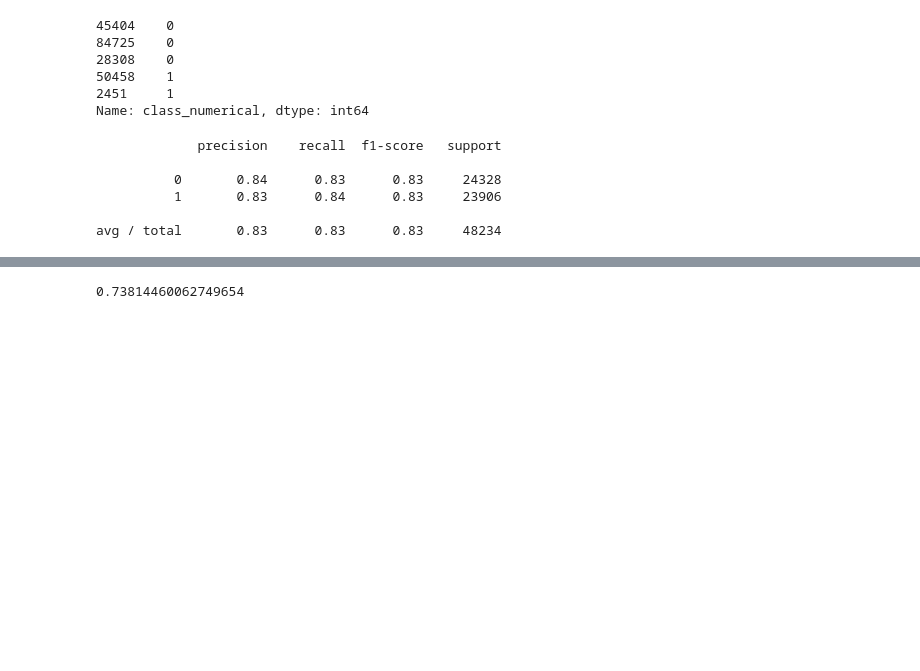
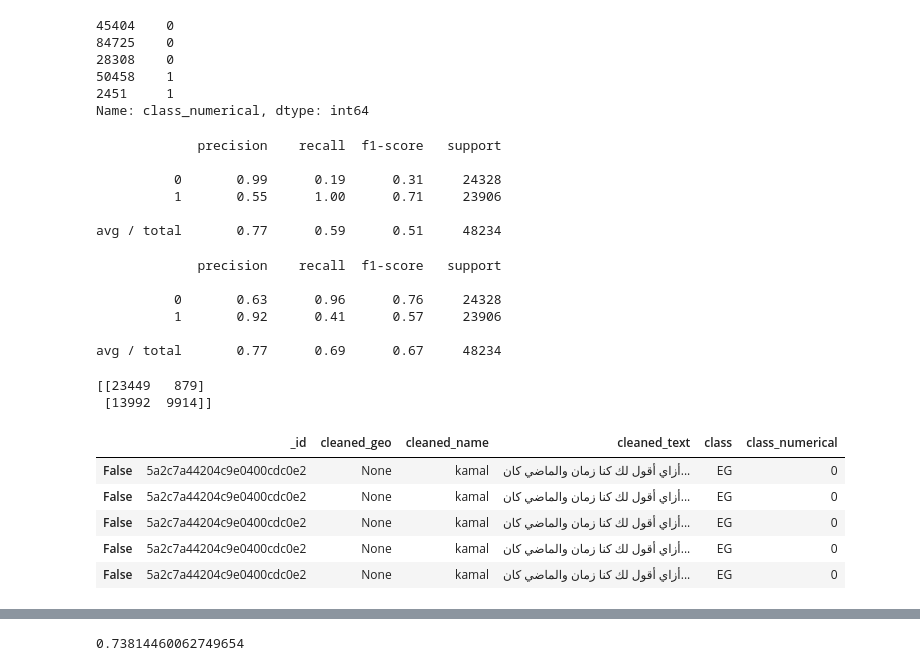
Before and after one commit to telsahy/capstone-52, a Jupyter notebook: topic_modeling_experiments/classifiers/classifiers_no_stopwords.ipynb, the cells around one changed output, grey strips where cells are left out. Drawn from its saved outputs; the diff is of its cells as text; code cells hidden in the pictures; blank space fills up the shorter version.

```diff
--- a/topic_modeling_experiments/classifiers/classifiers_no_stopwords.ipynb
+++ b/topic_modeling_experiments/classifiers/classifiers_no_stopwords.ipynb
@@ -211,14 +224,30 @@ y_test[:5]
 50458    1
 2451     1
 Name: class_numerical, dtype: int64
+# %%
+print(classification_report(y_test, x_test_pred_proba[:,1]>.1))
+# %% [output]
+             precision    recall  f1-score   support
+
+          0       0.99      0.19      0.31     24328
+          1       0.55      1.00      0.71     23906
+
+avg / total       0.77      0.59      0.51     48234
 # %%
-print(classification_report(y_test, x_test_pred_proba[:,0]<.44))
+print(classification_report(y_test, x_test_pred_proba[:,0]<.33))
 # %% [output]
              precision    recall  f1-score   support
 
-          0       0.84      0.83      0.83     24328
-          1       0.83      0.84      0.83     23906
+          0       0.63      0.96      0.76     24328
+          1       0.92      0.41      0.57     23906
 
-avg / total       0.83      0.83      0.83     48234
+avg / total       0.77      0.69      0.67     48234
+# %%
+confmat = confusion_matrix(y_test, x_test_pred_proba[:,0]<.33)
+
+print(confmat)
+# %% [output]
+[[23449   879]
+ [13992  9914]]
 # %%
 wrong_mask = y_test != (x_test_pred_proba[:,0]<.45).astype(int)
@@ -224,0 +256,9 @@ wrong_mask = y_test != (x_test_pred_proba[:,0]<.45).astype(int)
+# %%
+df_misclassified.head()
+# %% [output]
+|  | _id | cleaned_geo | cleaned_name | cleaned_text | class | class_numerical |
+| False | 5a2c7a44204c9e0400cdc0e2 | None | kamal | أزاي أقول لك كنا زمان والماضي كان... | EG | 0 |
+| False | 5a2c7a44204c9e0400cdc0e2 | None | kamal | أزاي أقول لك كنا زمان والماضي كان... | EG | 0 |
+| False | 5a2c7a44204c9e0400cdc0e2 | None | kamal | أزاي أقول لك كنا زمان والماضي كان... | EG | 0 |
+| False | 5a2c7a44204c9e0400cdc0e2 | None | kamal | أزاي أقول لك كنا زمان والماضي كان... | EG | 0 |
+| False | 5a2c7a44204c9e0400cdc0e2 | None | kamal | أزاي أقول لك كنا زمان والماضي كان... | EG | 0 |
```
Also changed, not shown: parts of 27 cells of this notebook, 1 other file.
